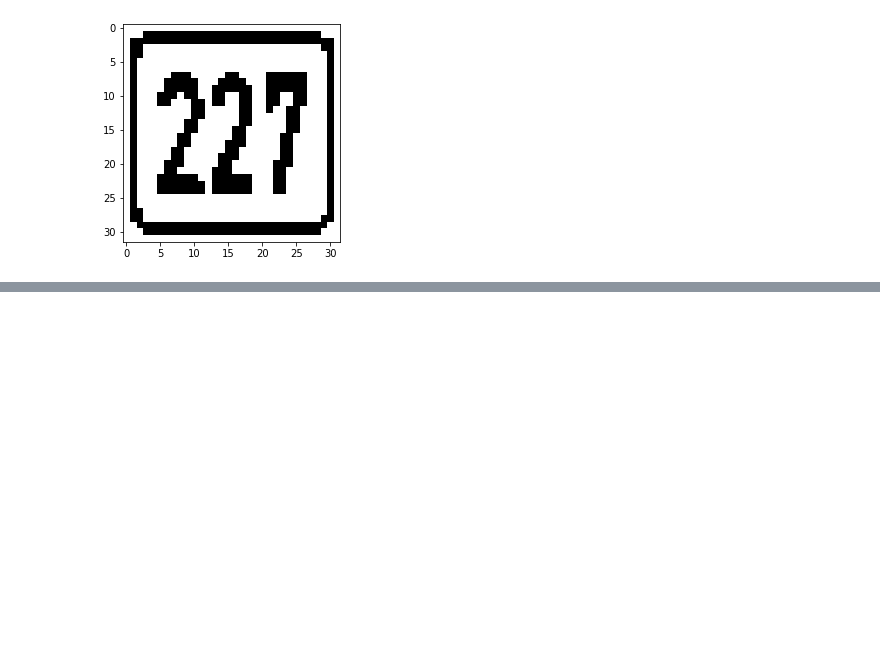
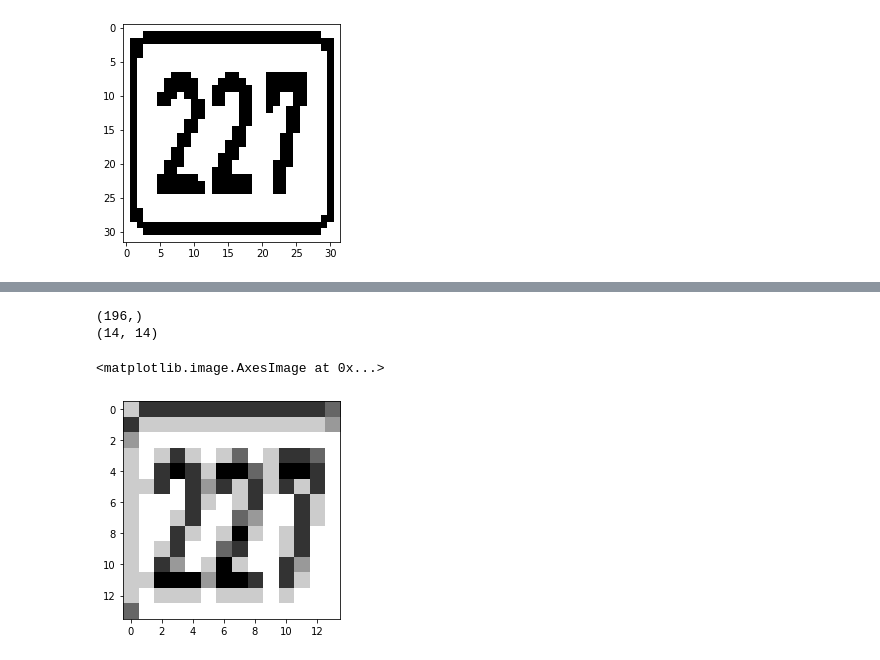
Before and after one commit to KushalKumarJujare/LeNetHWAccelerator, a Jupyter notebook: LeNet_flow.ipynb, the cells around one changed output, grey strips where cells are left out. Drawn from its saved outputs; the diff is of its cells as text; code cells hidden in the pictures; blank space fills up the shorter version.

```diff
--- a/LeNet_flow.ipynb
+++ b/LeNet_flow.ipynb
@@ -413,0 +513,24 @@ plt.imshow(verilog_conv_op2, cmap = plt.cm.gray)
+# %%
+# resized_verilog.mem as input.. process in SV.. and write in conv2
+# kernel : C:\Users\jujare\Desktop\kushal\Peashon\HWaccel\ToSV\laplacian_verilog55.mem
+
+''' Verilog parameters
+parameter IMAGE_PIXEL_WIDTH = 8,
+parameter KERNEL_PIXEL_WIDTH = 5,
+// CONV1
+parameter WC1_IMAGE_WIDTH = 32,
+parameter WC1_KERNEL = 5,
+parameter WC1_STRIDE = 2,
+parameter WC1_PADDING = 0
+'''
+
+fp4 = np.loadtxt(r'C:\Users\jujare\Desktop\kushal\Peashon\HWaccel\FromSV\aug3\conv_lap55_s2_op.mem')
+print(fp4.shape)
+verilog_conv_op4 = np.reshape(fp4, (14,14))
+print(verilog_conv_op4.shape)
+plt.imshow(verilog_conv_op4, cmap = plt.cm.gray)
+# %% [output]
+(196,)
+(14, 14)
+<matplotlib.image.AxesImage at 0x...>
+[figure, added]
```
Also changed, not shown: parts of 9 cells of this notebook.
